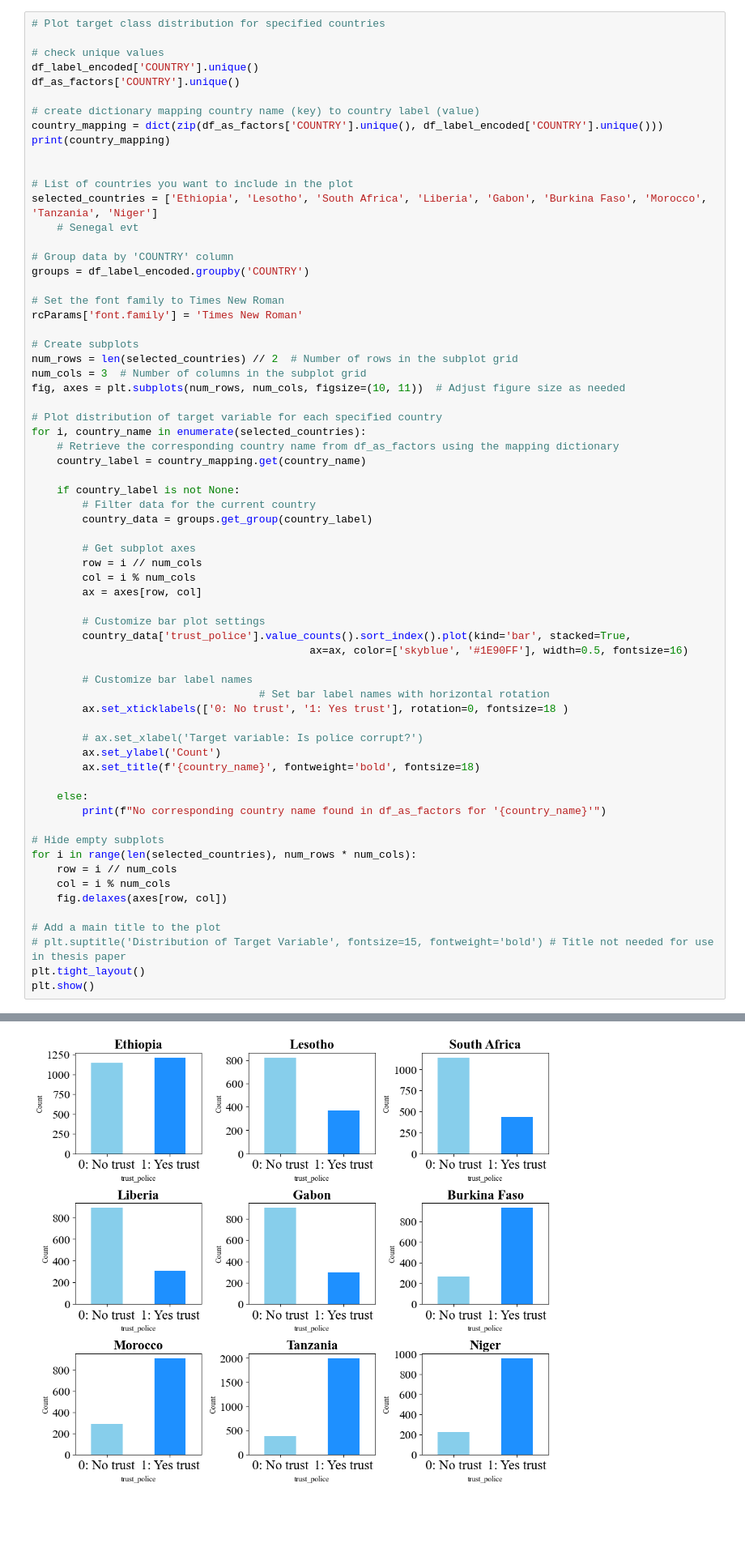
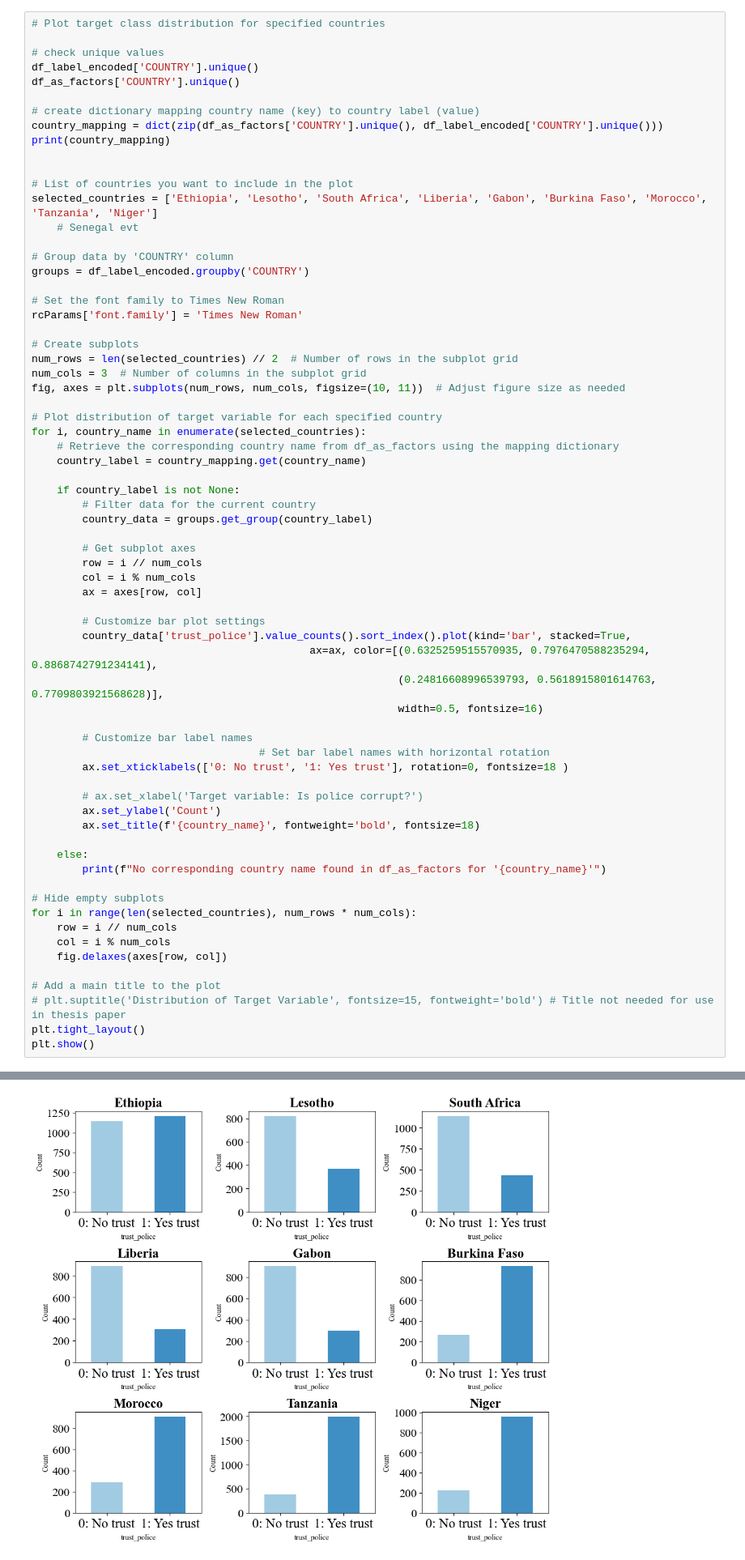
Before and after one commit to merelwieberdink/thesis_code, a Jupyter notebook: binary_classification_trust_police.ipynb, the cells around one changed output, grey strips where cells are left out. Shown at 81% size. Cells and saved outputs as stored; diff of their text form; blank space fills up the shorter version.

```diff
--- a/binary_classification_trust_police.ipynb
+++ b/binary_classification_trust_police.ipynb
@@ -1432,32 +1461,34 @@ for i, country_name in enumerate(selected_countries):
         row = i // num_cols
         col = i % num_cols
         ax = axes[row, col]
 
         # Customize bar plot settings
         country_data['trust_police'].value_counts().sort_index().plot(kind='bar', stacked=True,
-                                            ax=ax, color=['skyblue', '#1E90FF'], width=0.5, fontsize=16)
+                                            ax=ax, color=[(0.6325259515570935, 0.7976470588235294, 0.8868742791234141),
+                                                          (0.24816608996539793, 0.5618915801614763, 0.7709803921568628)],
+                                                          width=0.5, fontsize=16)
 
         # Customize bar label names
                                     # Set bar label names with horizontal rotation
         ax.set_xticklabels(['0: No trust', '1: Yes trust'], rotation=0, fontsize=18 )
 
         # ax.set_xlabel('Target variable: Is police corrupt?')
         ax.set_ylabel('Count')
         ax.set_title(f'{country_name}', fontweight='bold', fontsize=18)
 
     else:
         print(f"No corresponding country name found in df_as_factors for '{country_name}'")
 
 # Hide empty subplots
 for i in range(len(selected_countries), num_rows * num_cols):
     row = i // num_cols
     col = i % num_cols
     fig.delaxes(axes[row, col])
 
 # Add a main title to the plot
 # plt.suptitle('Distribution of Target Variable', fontsize=15, fontweight='bold') # Title not needed for use in thesis paper
 plt.tight_layout()
 plt.show()
 # %% [output]
 {'Angola': 2, 'Benin': 3, 'Botswana': 4, 'Burkina Faso': 5, 'Cabo Verde': 6, 'Cameroon': 7, "Côte d'Ivoire": 8, 'Eswatini': 9, 'Ethiopia': 10, 'Gabon': 11, 'Gambia': 12, 'Ghana': 13, 'Guinea': 14, 'Ke ...
-[figure, old version]
+[figure, new version]
```
Also changed, not shown: parts of 3 cells of this notebook.
